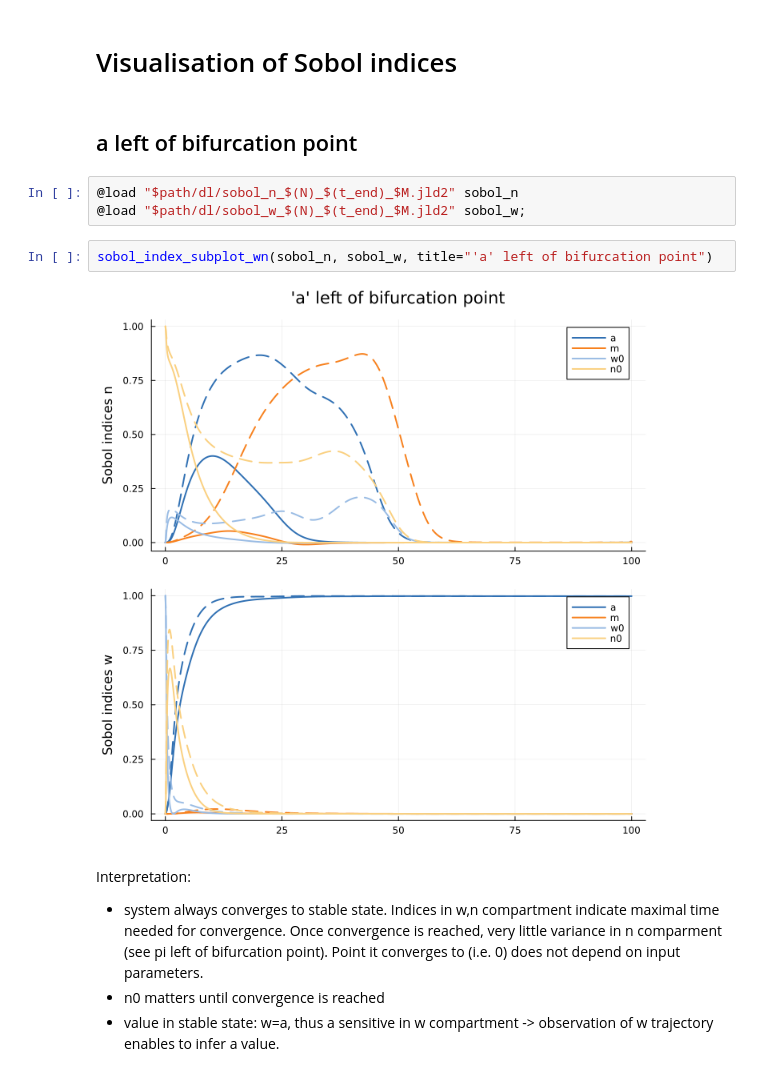
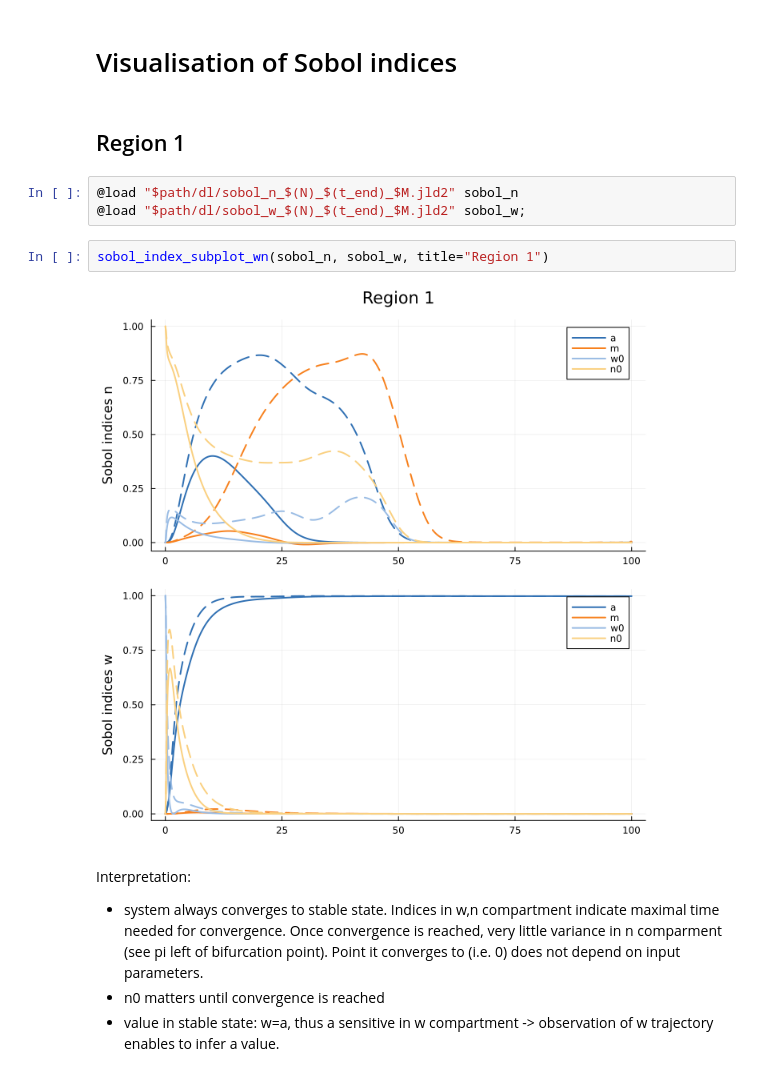
Before and after one commit to lisab00/ma-code, a Jupyter notebook: notebooks/sensitivity_analysis/global_sensitivity_plots.ipynb, the cells around one changed output. Saved outputs shown, nothing was run; the diff lists cells and outputs as text.

```diff
--- a/notebooks/sensitivity_analysis/global_sensitivity_plots.ipynb
+++ b/notebooks/sensitivity_analysis/global_sensitivity_plots.ipynb
@@ -18,14 +18,14 @@ path = "C:/Users/lisah/Documents/Repos/ma-code/temp_saves"
 # %% [markdown]
 # Visualisation of Sobol indices
 # %% [markdown]
-## a left of bifurcation point
+## Region 1
 # %%
 @load "$path/dl/sobol_n_$(N)_$(t_end)_$M.jld2" sobol_n
 @load "$path/dl/sobol_w_$(N)_$(t_end)_$M.jld2" sobol_w;
 # %%
-sobol_index_subplot_wn(sobol_n, sobol_w, title="'a' left of bifurcation point")
+sobol_index_subplot_wn(sobol_n, sobol_w, title="Region 1")
 # %% [output]
-[figure, old version]
+[figure, new version]
 # %% [markdown]
 Interpretation:
 - system always converges to stable state. Indices in w,n compartment indicate maximal time needed for convergence. Once convergence is reached, very little variance in n comparment (see pi left of bifurcation point). Point it converges to (i.e. 0) does not depend on input parameters.
```
Also changed, not shown: parts of 13 cells of this notebook, 1 other file.
